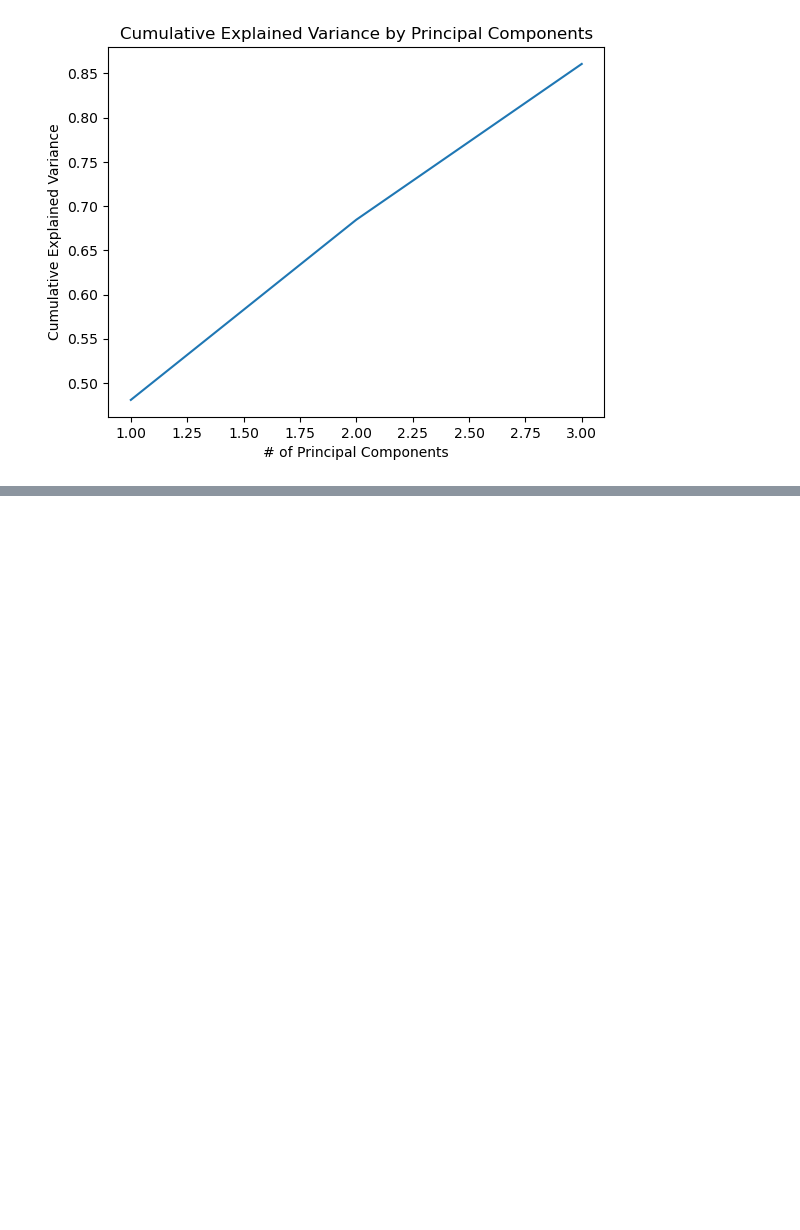
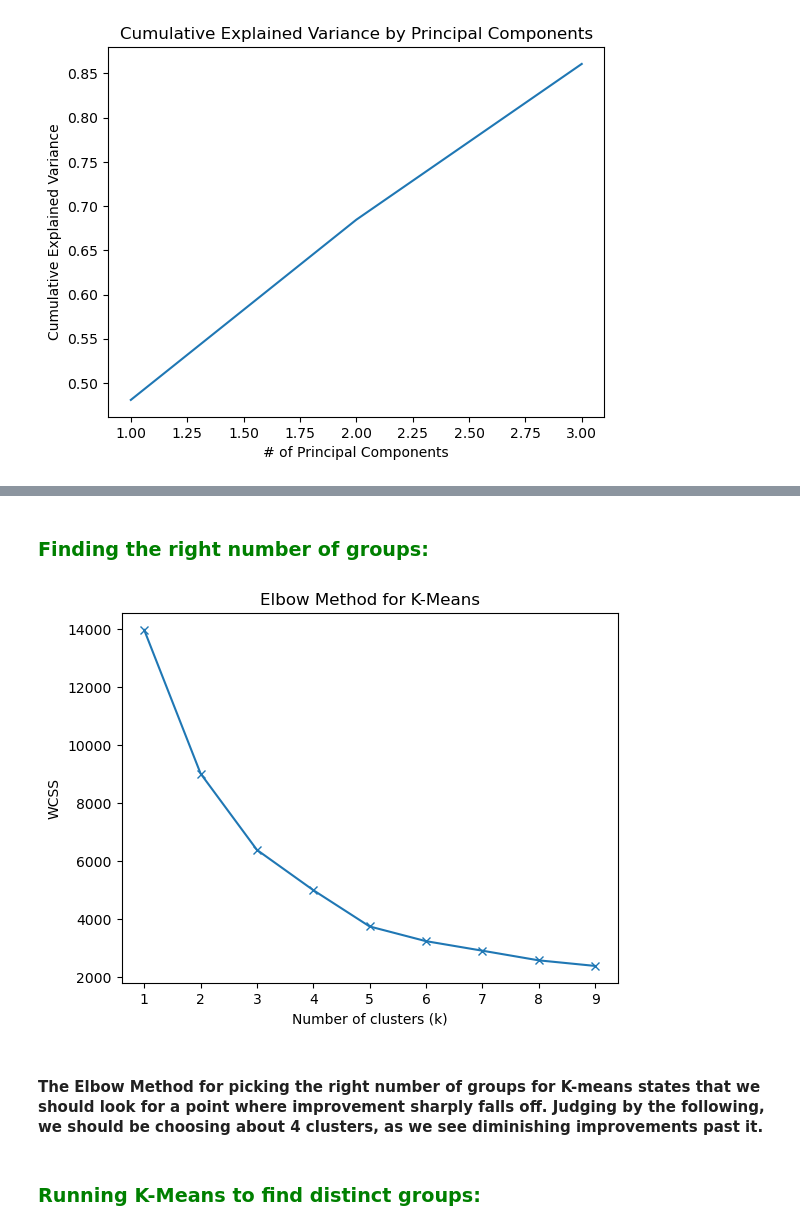
Before and after one commit to Alexdxe/spotify-analysis, a Jupyter notebook: Spotify_2024_Data_Analysis.ipynb, the cells around one changed output, grey strips where cells are left out. Saved outputs shown, nothing was run; the diff lists cells and outputs as text; code cells hidden in the pictures; blank space fills up the shorter version.

```diff
--- a/Spotify_2024_Data_Analysis.ipynb
+++ b/Spotify_2024_Data_Analysis.ipynb
@@ -941,0 +922,24 @@ Text(0.5, 1.0, 'Cumulative Explained Variance by Principal Components')
+# %% [markdown]
+###  <span style=color:green> Finding the right number of groups: </span>
+# %%
+#Using the Elbow Method:
+wcss = []
+
+#Finding values from 1-10
+for k in range(1,10):
+    kmeans = KMeans(n_clusters = k, random_state = 123)
+    kmeans.fit(x_pca_c3)
+    wcss.append(kmeans.inertia_)
+
+#Plotting the data on a graph:
+plt.plot(range(1, 10), wcss, marker='x')
+plt.title('Elbow Method for K-Means')
+plt.xlabel('Number of clusters (k)')
+plt.ylabel('WCSS')
+plt.show()
+# %% [output]
+[figure, added]
+# %% [markdown]
+#### **The Elbow Method** for picking the right number of groups for K-means states that we should look for **a point where improvement sharply falls off**. Judging by the following, we should be choosing about 4 clusters, as we see diminishing improvements past it.
+# %% [markdown]
+###  <span style=color:green> Running K-Means to find distinct groups: </span>
```
Also changed, not shown: parts of 117 cells of this notebook.
